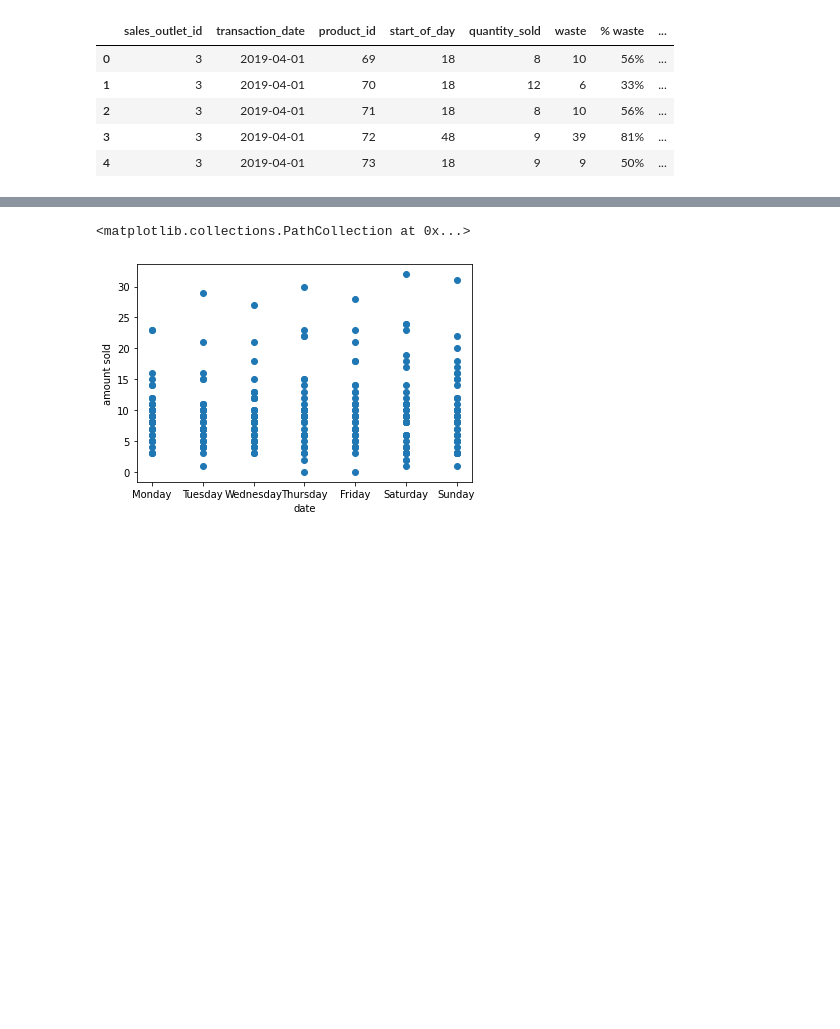
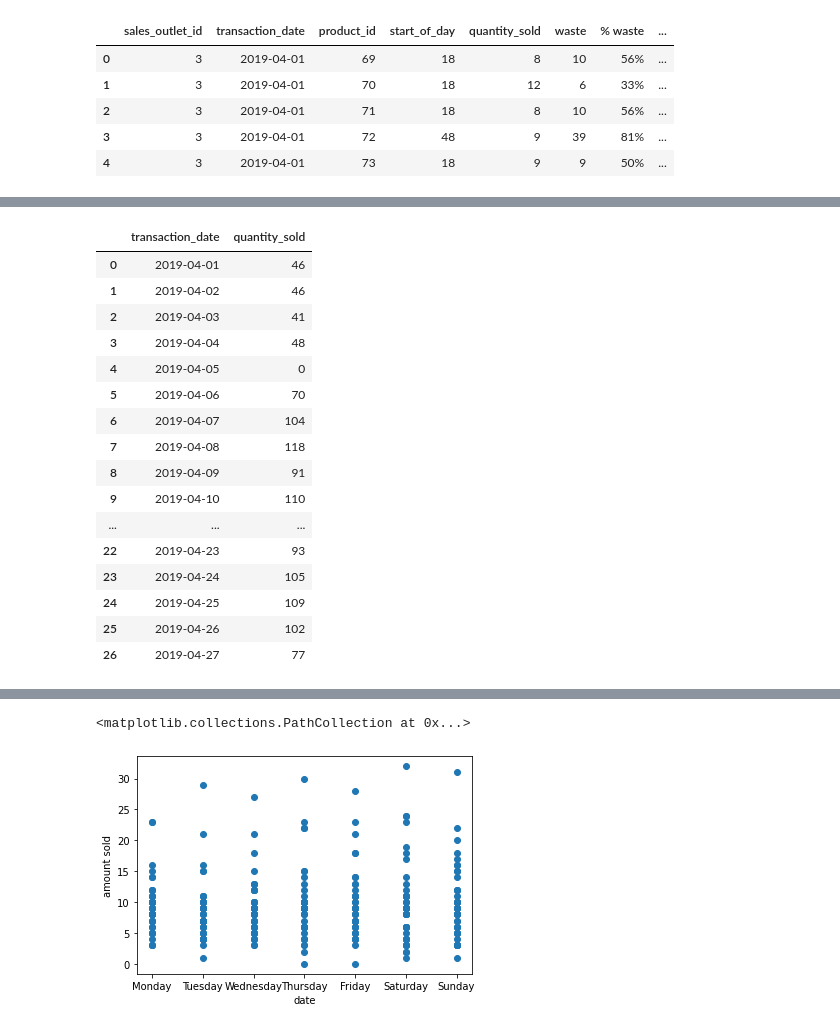
Before and after one commit to CincodeCuatro/ML, a Jupyter notebook: coffee.ipynb, the cells around one changed output, grey strips where cells are left out. Drawn from its saved outputs; the diff is of its cells as text; code cells hidden in the pictures; blank space fills up the shorter version.

```diff
--- a/coffee.ipynb
+++ b/coffee.ipynb
@@ -83,0 +120,22 @@ df.head()
+# %%
+#get an idea of sales trends for total items sold each day
+df_trend = df.groupby('transaction_date').sum()['quantity_sold'].reset_index()
+df_trend
+# %% [output]
+|  | transaction_date | quantity_sold |
+| 0 | 2019-04-01 | 46 |
+| 1 | 2019-04-02 | 46 |
+| 2 | 2019-04-03 | 41 |
+| 3 | 2019-04-04 | 48 |
+| 4 | 2019-04-05 | 0 |
+| 5 | 2019-04-06 | 70 |
+| 6 | 2019-04-07 | 104 |
+| 7 | 2019-04-08 | 118 |
+| 8 | 2019-04-09 | 91 |
+| 9 | 2019-04-10 | 110 |
+| ... | ... | ... |
+| 22 | 2019-04-23 | 93 |
+| 23 | 2019-04-24 | 105 |
+| 24 | 2019-04-25 | 109 |
+| 25 | 2019-04-26 | 102 |
+| 26 | 2019-04-27 | 77 |
```
Also changed, not shown: parts of 21 cells of this notebook.
